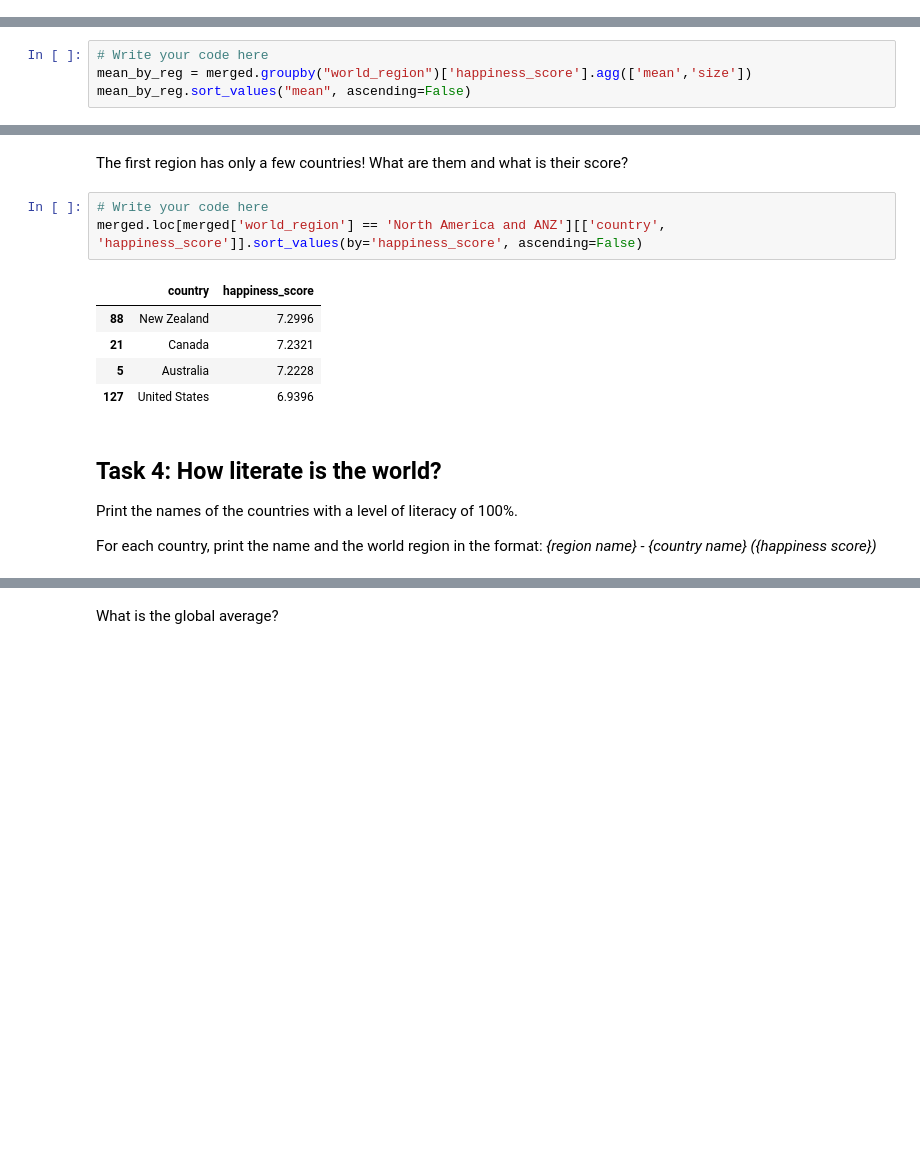
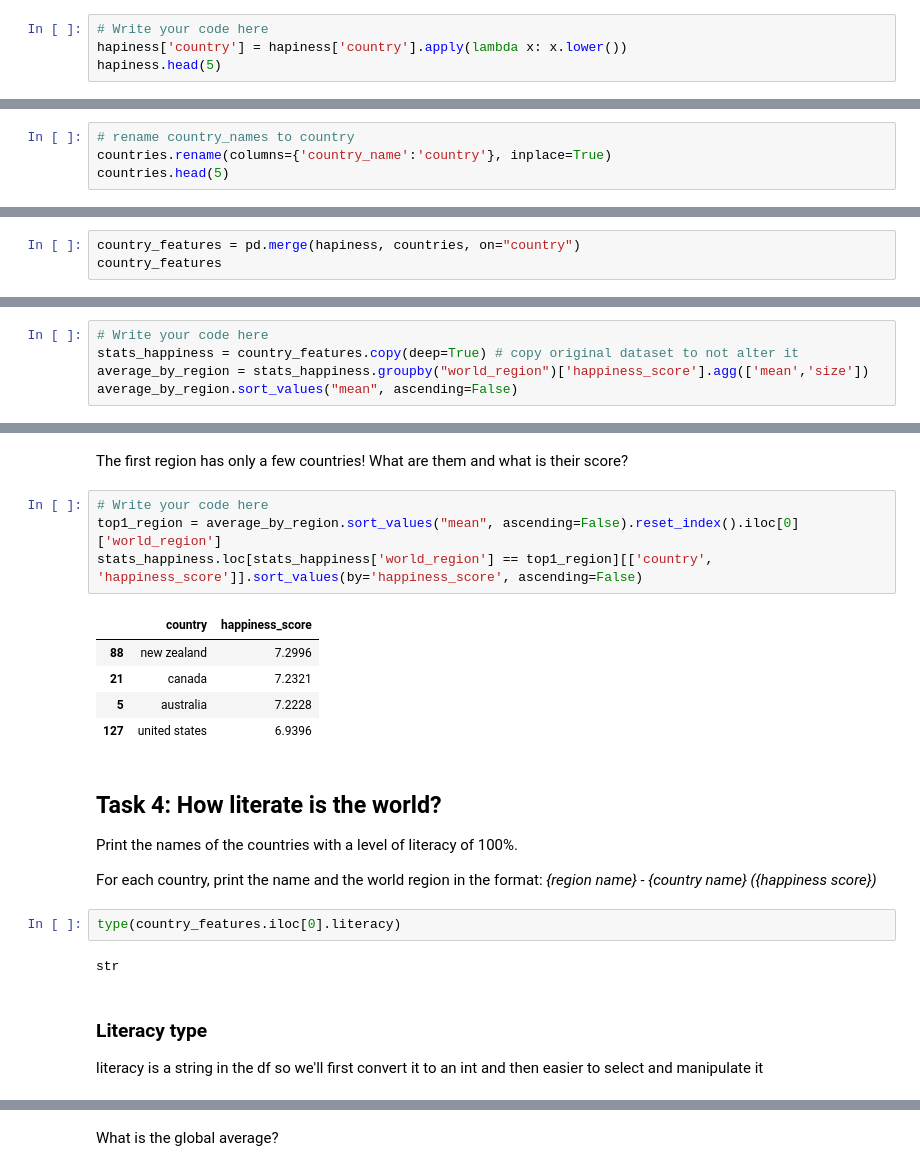
Before and after one commit to theoschiff/ADA, a Jupyter notebook: Exercises/01 - Handling data/Happiness.ipynb, the cells around one changed output, grey strips where cells are left out. Cells and saved outputs as stored; diff of their text form; blank space fills up the shorter version.

```diff
--- a/Exercises/01 - Handling data/Happiness.ipynb
+++ b/Exercises/01 - Handling data/Happiness.ipynb
@@ -102,0 +82,4 @@ True
+# %%
+# Write your code here
+hapiness['country'] = hapiness['country'].apply(lambda x: x.lower())
+hapiness.head(5)
@@ -102,0 +93,4 @@ True
+# %%
+# rename country_names to country
+countries.rename(columns={'country_name':'country'}, inplace=True)
+countries.head(5)
@@ -102,0 +104,3 @@ True
+# %%
+country_features = pd.merge(hapiness, countries, on="country")
+country_features
@@ -126,8 +145,9 @@ Create and print a dataframe with the (1) average happiness score and (2) the nu
 Sort the result to show the happiness ranking.
 # %%
 # Write your code here
-mean_by_reg = merged.groupby("world_region")['happiness_score'].agg(['mean','size'])
-mean_by_reg.sort_values("mean", ascending=False)
+stats_happiness = country_features.copy(deep=True) # copy original dataset to not alter it
+average_by_region = stats_happiness.groupby("world_region")['happiness_score'].agg(['mean','size'])
+average_by_region.sort_values("mean", ascending=False)
 # %% [output]
 |  | mean | size |
 | world_region |  |  |
@@ -145,16 +165,24 @@ mean_by_reg.sort_values("mean", ascending=False)
 The first region has only a few countries! What are them and what is their score?
 # %%
 # Write your code here
-merged.loc[merged['world_region'] == 'North America and ANZ'][['country', 'happiness_score']].sort_values(by='happiness_score', ascending=False)
+top1_region = average_by_region.sort_values("mean", ascending=False).reset_index().iloc[0]['world_region']
+stats_happiness.loc[stats_happiness['world_region'] == top1_region][['country', 'happiness_score']].sort_values(by='happiness_score', ascending=False)
 # %% [output]
 |  | country | happiness_score |
-| 88 | New Zealand | 7.2996 |
-| 21 | Canada | 7.2321 |
-| 5 | Australia | 7.2228 |
-| 127 | United States | 6.9396 |
+| 88 | new zealand | 7.2996 |
+| 21 | canada | 7.2321 |
+| 5 | australia | 7.2228 |
+| 127 | united states | 6.9396 |
 # %% [markdown]
 ## Task 4: How literate is the world?
 
 Print the names of the countries with a level of literacy of 100%.
 
 For each country, print the name and the world region in the format: *{region name} - {country name} ({happiness score})*
+# %%
+type(country_features.iloc[0].literacy)
+# %% [output]
+str
+# %% [markdown]
+### Literacy type
+literacy is a string in the df so we'll first convert it to an int and then easier to select and manipulate it
```
Also changed, not shown: parts of 20 cells of this notebook.
